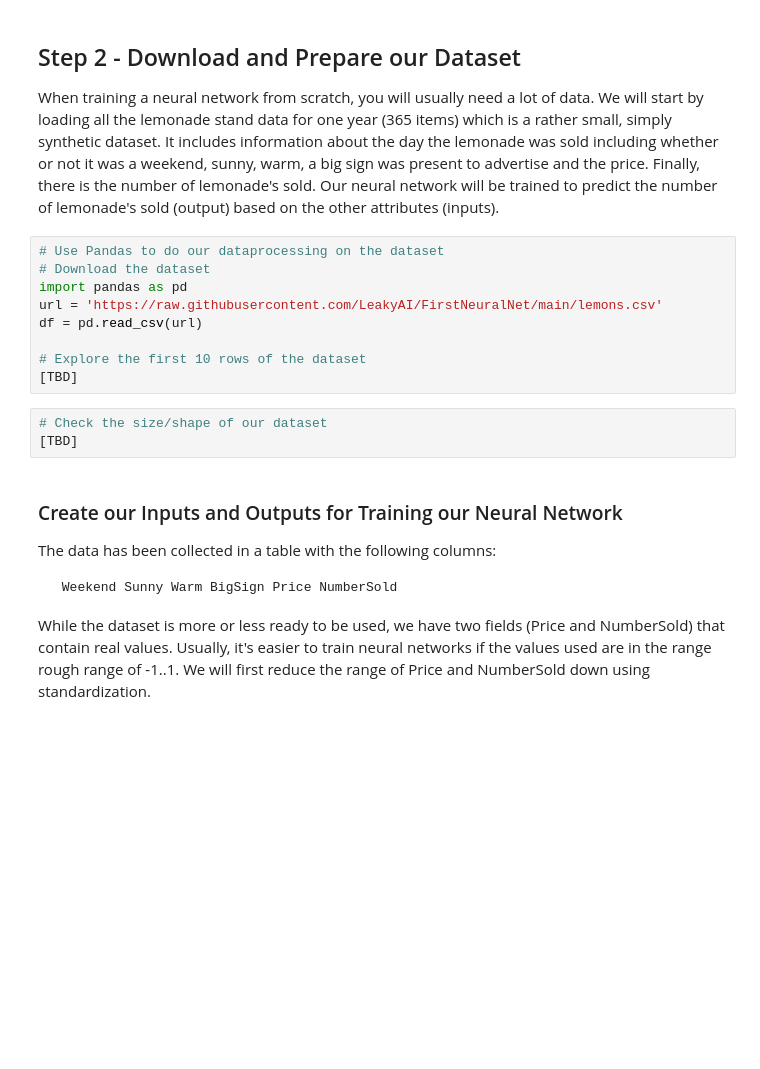
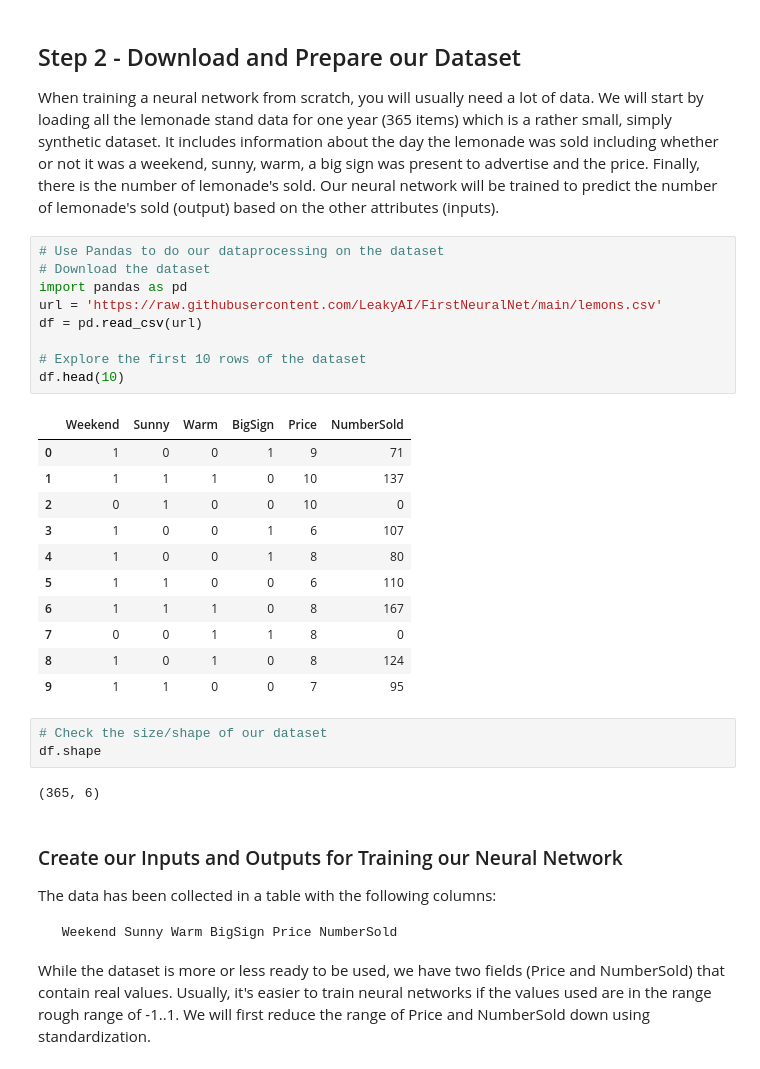
Before and after one commit to federicoq1997/NeuralNetwork, a Jupyter notebook: FirstNeuralNetworkSolution - START HERE.ipynb, the cells around one changed output. Saved outputs shown, nothing was run; the diff lists cells and outputs as text; blank space fills up the shorter version.

```diff
--- a/FirstNeuralNetworkSolution - START HERE.ipynb
+++ b/FirstNeuralNetworkSolution - START HERE.ipynb
@@ -68,15 +72,29 @@ When training a neural network from scratch, you will usually need a lot of data
 # %%
 # Use Pandas to do our dataprocessing on the dataset
 # Download the dataset
 import pandas as pd
 url = 'https://raw.githubusercontent.com/LeakyAI/FirstNeuralNet/main/lemons.csv'
 df = pd.read_csv(url)
 
 # Explore the first 10 rows of the dataset
-[TBD]
+df.head(10)
+# %% [output]
+|  | Weekend | Sunny | Warm | BigSign | Price | NumberSold |
+| 0 | 1 | 0 | 0 | 1 | 9 | 71 |
+| 1 | 1 | 1 | 1 | 0 | 10 | 137 |
+| 2 | 0 | 1 | 0 | 0 | 10 | 0 |
+| 3 | 1 | 0 | 0 | 1 | 6 | 107 |
+| 4 | 1 | 0 | 0 | 1 | 8 | 80 |
+| 5 | 1 | 1 | 0 | 0 | 6 | 110 |
+| 6 | 1 | 1 | 1 | 0 | 8 | 167 |
+| 7 | 0 | 0 | 1 | 1 | 8 | 0 |
+| 8 | 1 | 0 | 1 | 0 | 8 | 124 |
+| 9 | 1 | 1 | 0 | 0 | 7 | 95 |
 # %%
 # Check the size/shape of our dataset
-[TBD]
+df.shape
+# %% [output]
+(365, 6)
 # %% [markdown]
 ### Create our Inputs and Outputs for Training our Neural Network
 
```
Also changed, not shown: parts of 11 cells of this notebook.
